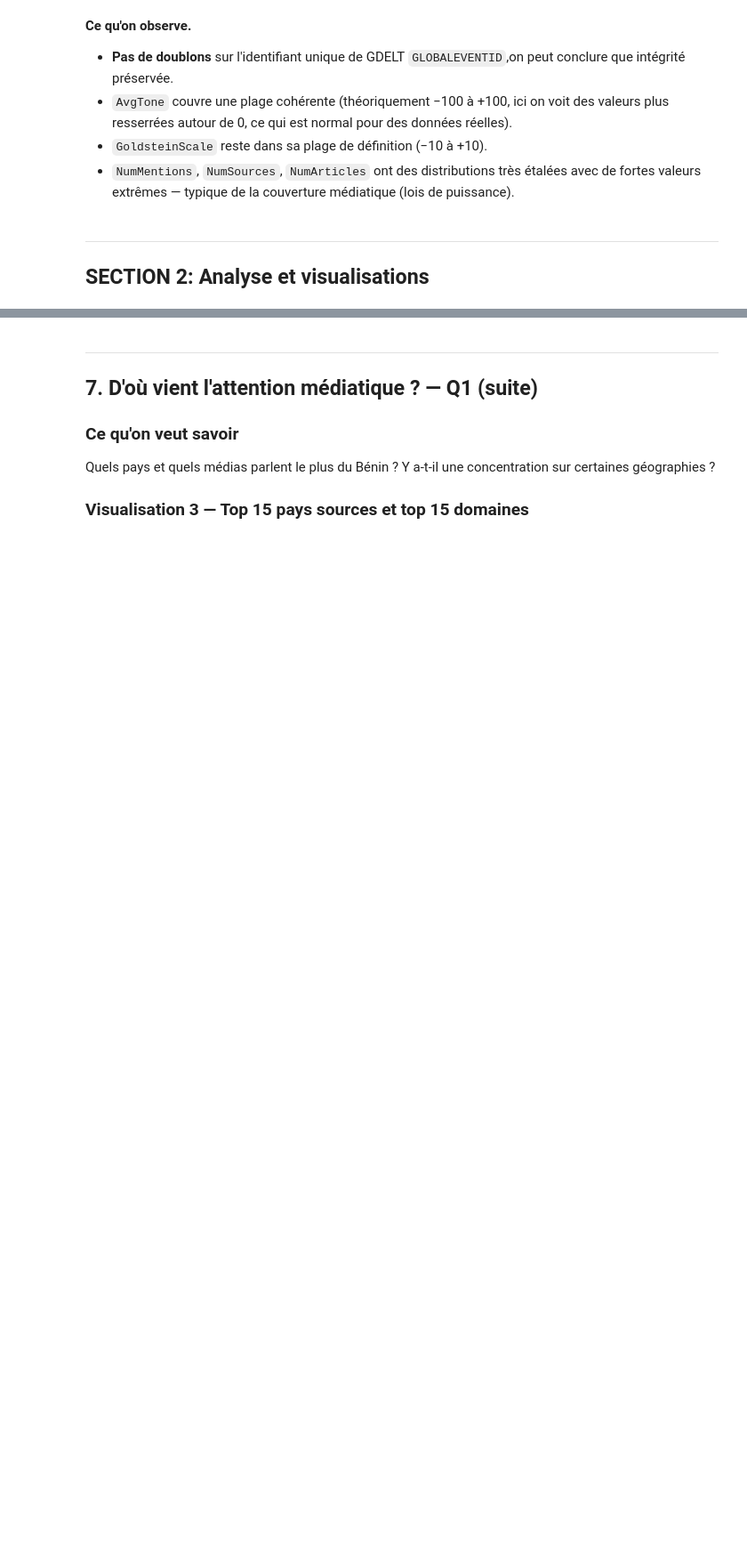
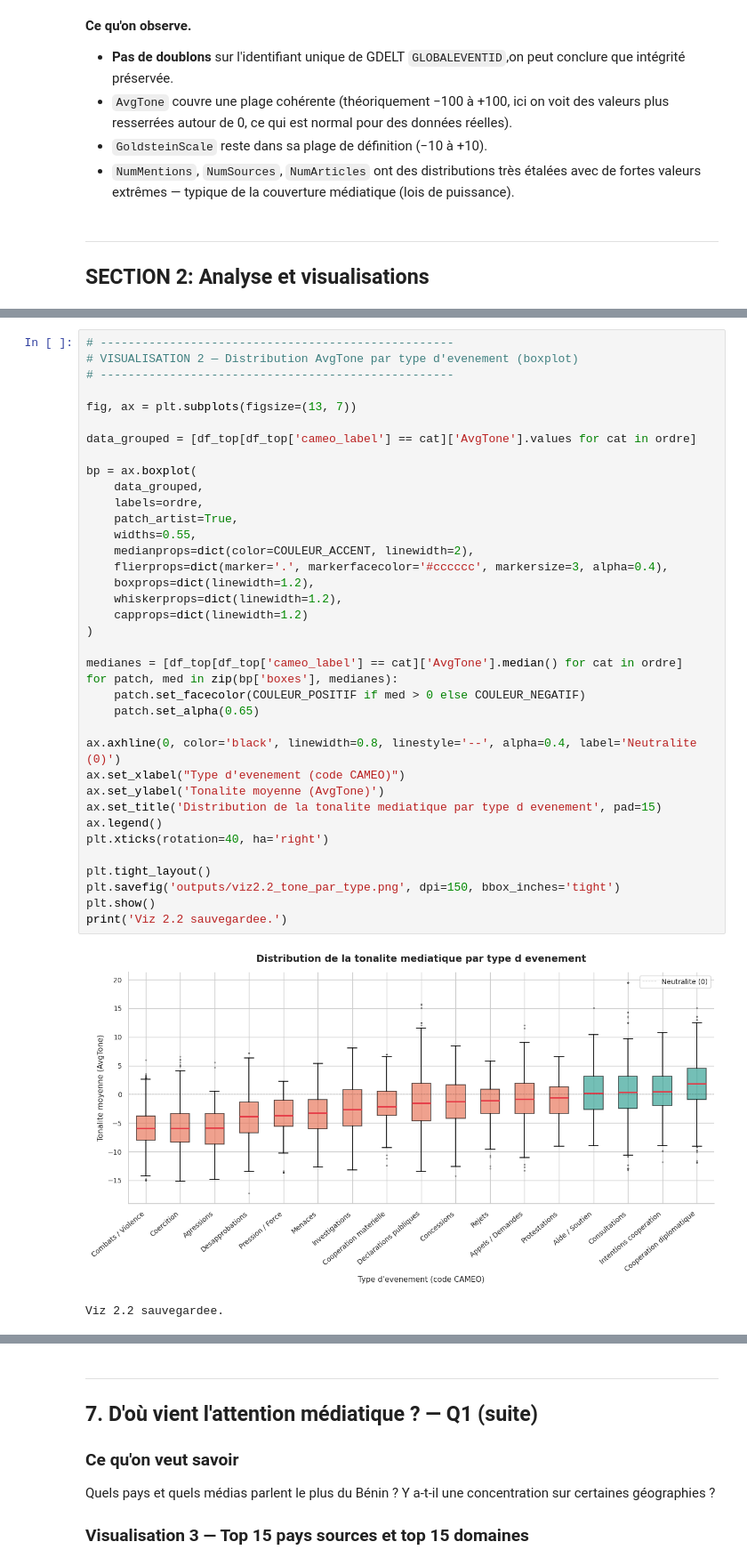
Before and after one commit to CarineEpitech/Hackathon_Isheero_Team04, a Jupyter notebook: notebooks/eda.ipynb, the cells around one changed output, grey strips where cells are left out. Shown at 89% size. Cells and saved outputs as stored; diff of their text form; blank space fills up the shorter version.

```diff
--- a/notebooks/eda.ipynb
+++ b/notebooks/eda.ipynb
@@ -513,3 +640,43 @@ plt.show()
+# %%
+# ---------------------------------------------------
+# VISUALISATION 2 — Distribution AvgTone par type d'evenement (boxplot)
+# ---------------------------------------------------
+
+fig, ax = plt.subplots(figsize=(13, 7))
+
+data_grouped = [df_top[df_top['cameo_label'] == cat]['AvgTone'].values for cat in ordre]
+
+bp = ax.boxplot(
+    data_grouped,
+    labels=ordre,
+    patch_artist=True,
+    widths=0.55,
+    medianprops=dict(color=COULEUR_ACCENT, linewidth=2),
+    flierprops=dict(marker='.', markerfacecolor='#cccccc', markersize=3, alpha=0.4),
+    boxprops=dict(linewidth=1.2),
+    whiskerprops=dict(linewidth=1.2),
+    capprops=dict(linewidth=1.2)
+)
+
+medianes = [df_top[df_top['cameo_label'] == cat]['AvgTone'].median() for cat in ordre]
+for patch, med in zip(bp['boxes'], medianes):
+    patch.set_facecolor(COULEUR_POSITIF if med > 0 else COULEUR_NEGATIF)
+    patch.set_alpha(0.65)
+
+ax.axhline(0, color='black', linewidth=0.8, linestyle='--', alpha=0.4, label='Neutralite (0)')
+ax.set_xlabel("Type d'evenement (code CAMEO)")
+ax.set_ylabel('Tonalite moyenne (AvgTone)')
+ax.set_title('Distribution de la tonalite mediatique par type d evenement', pad=15)
+ax.legend()
+plt.xticks(rotation=40, ha='right')
+
+plt.tight_layout()
+plt.savefig('outputs/viz2.2_tone_par_type.png', dpi=150, bbox_inches='tight')
+plt.show()
+print('Viz 2.2 sauvegardee.')
+# %% [output]
+[figure, added]
+Viz 2.2 sauvegardee.
 # %% [markdown]
 **Ce qu'on observe.**
 
```
Also changed, not shown: parts of 16 cells of this notebook, 3 other files.
